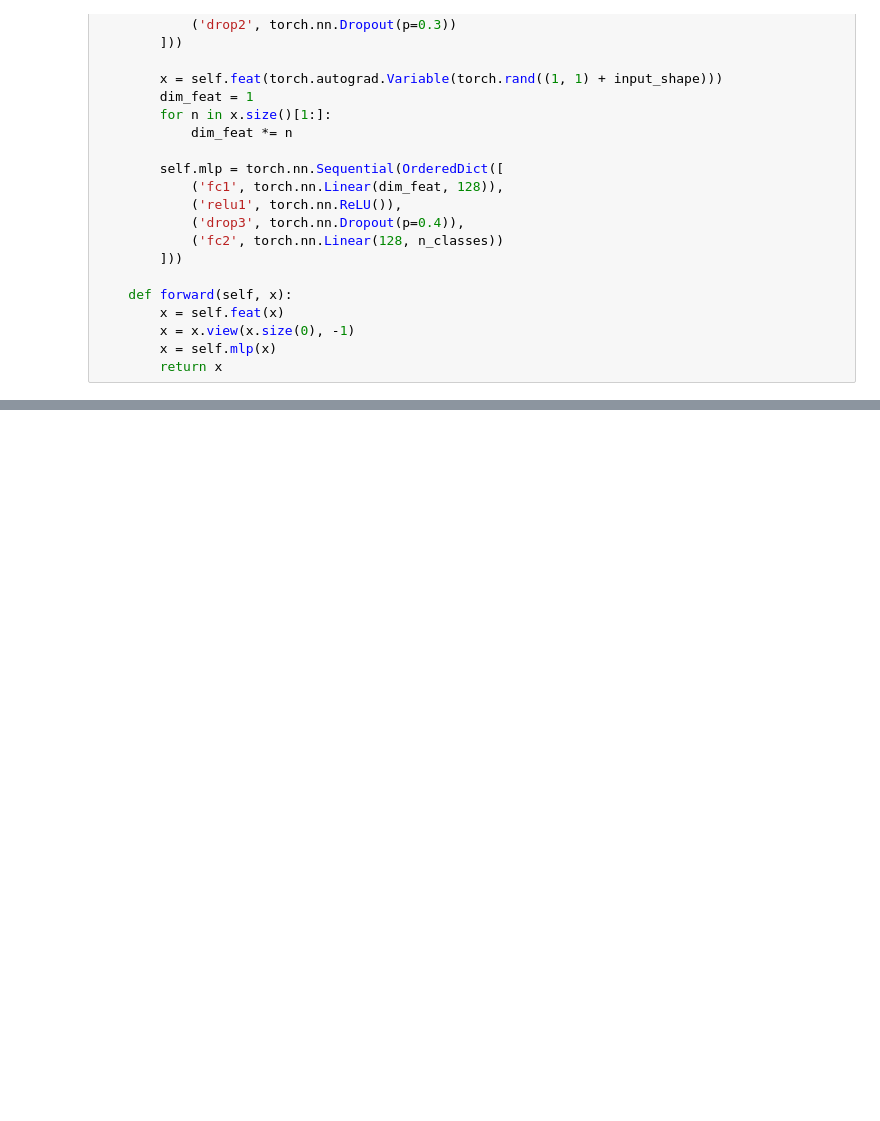
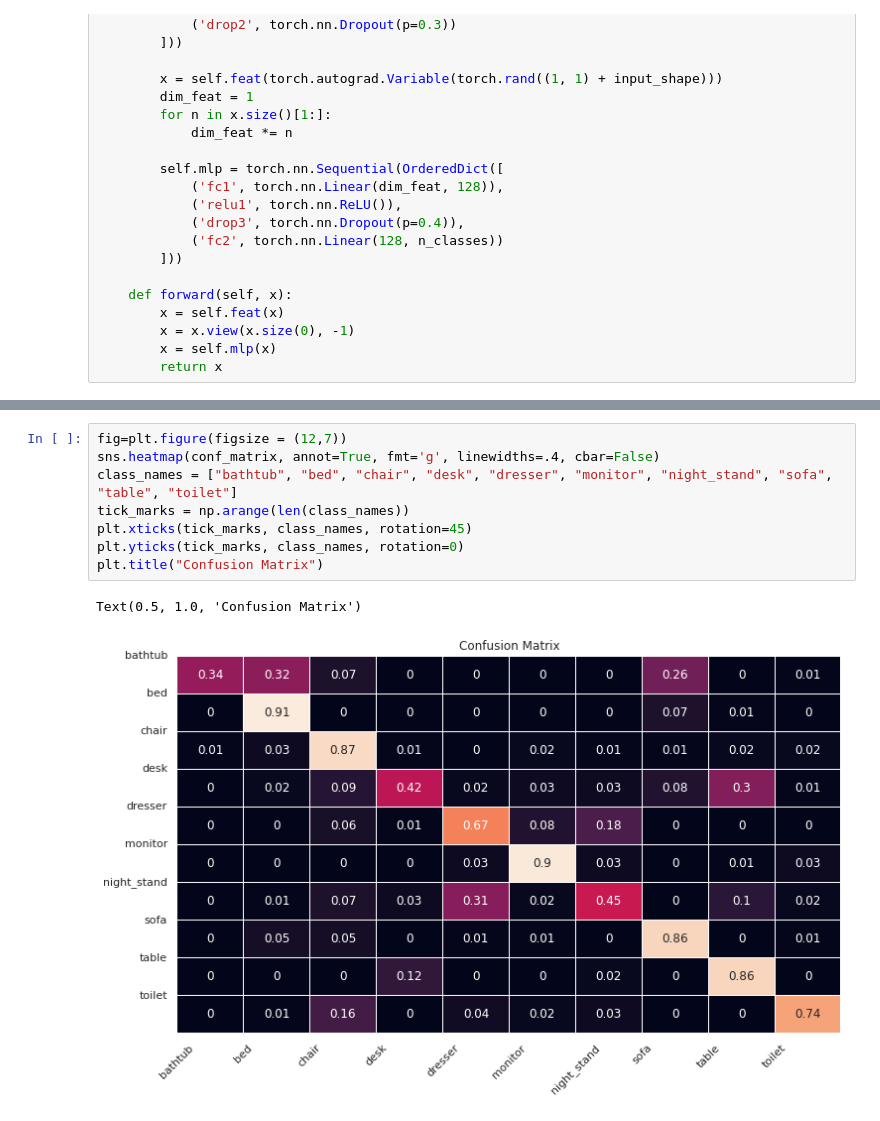
Before and after one commit to tabba98/neural-network, a Jupyter notebook: VoxNet.ipynb, the cells around one changed output, grey strips where cells are left out. Cells and saved outputs as stored; diff of their text form; blank space fills up the shorter version.

```diff
--- a/VoxNet.ipynb
+++ b/VoxNet.ipynb
@@ -227,0 +254,11 @@ epoch 11: test accuracy 0.821586
+# %%
+fig=plt.figure(figsize = (12,7))
+sns.heatmap(conf_matrix, annot=True, fmt='g', linewidths=.4, cbar=False)
+class_names = ["bathtub", "bed", "chair", "desk", "dresser", "monitor", "night_stand", "sofa", "table", "toilet"]
+tick_marks = np.arange(len(class_names))
+plt.xticks(tick_marks, class_names, rotation=45)
+plt.yticks(tick_marks, class_names, rotation=0)
+plt.title("Confusion Matrix")
+# %% [output]
+Text(0.5, 1.0, 'Confusion Matrix')
+[figure, added]
```
Also changed, not shown: parts of 3 cells of this notebook.
